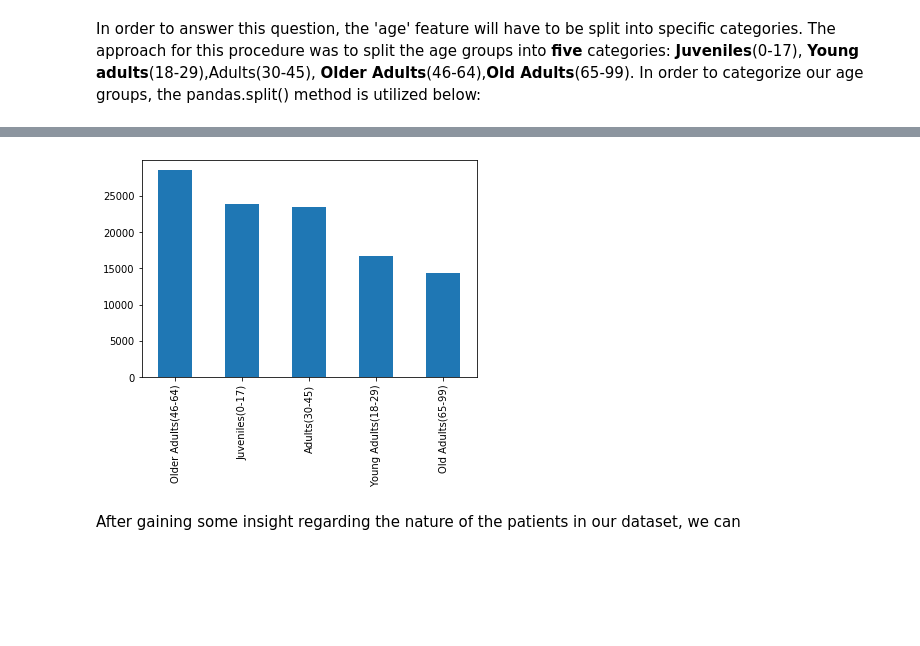
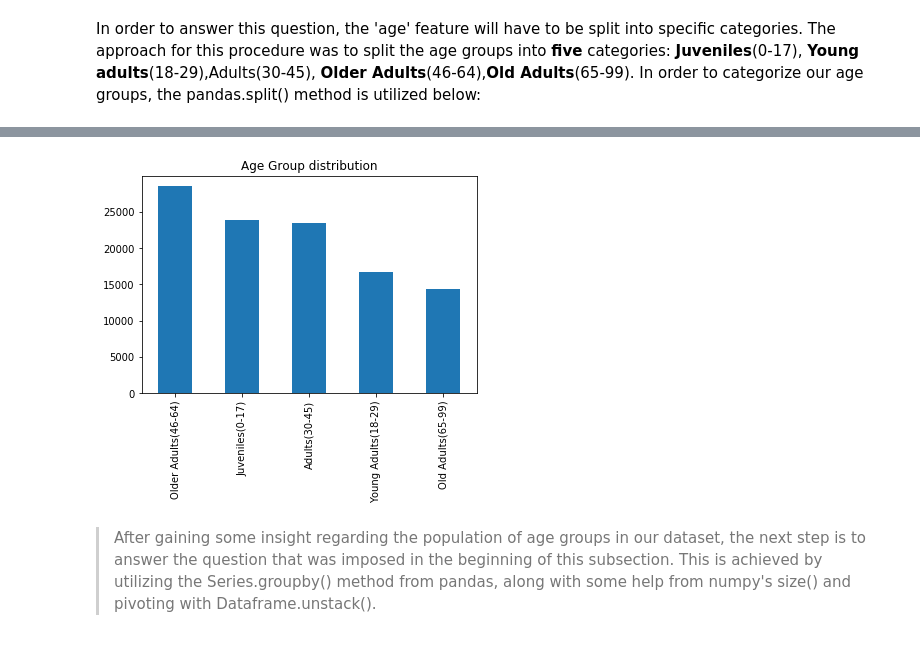
Before and after one commit to ArgySL/Investigating-Appointment-Attendance---Healthcare, a Jupyter notebook: investigate-a-dataset.ipynb, the cells around one changed output, grey strips where cells are left out. Cells and saved outputs as stored; diff of their text form; code cells hidden in the pictures; blank space fills up the shorter version.

```diff
--- a/investigate-a-dataset.ipynb
+++ b/investigate-a-dataset.ipynb
@@ -330,9 +330,9 @@ cleandf1['age'] = cleandf1['age'].astype(int)
 cleandf1['age_category'] = pd.cut(cleandf1['age'], bin_edges, labels=bin_names)
 # %%
 #From the bar graph below, it can be derived that the group 'Older Adults(65-99) is the most representative one.
-cleandf1['age_category'].value_counts().plot(kind='bar');
+cleandf1['age_category'].value_counts().plot(kind='bar', title='Age Group distribution');
 # %% [output]
-[figure, old version]
+[figure, new version]
-# %% [markdown]
-After gaining some insight regarding the nature of the patients in our dataset, we can
+# %% [markdown]
+> After gaining some insight regarding the population of age groups in our dataset, the next step is to answer the question that was imposed in the beginning of this subsection. This is achieved by utilizing the Series.groupby() method from pandas, along with some help from numpy's size() and pivoting with Dataframe.unstack().
 # %%
```
Also changed, not shown: parts of 11 cells of this notebook.
